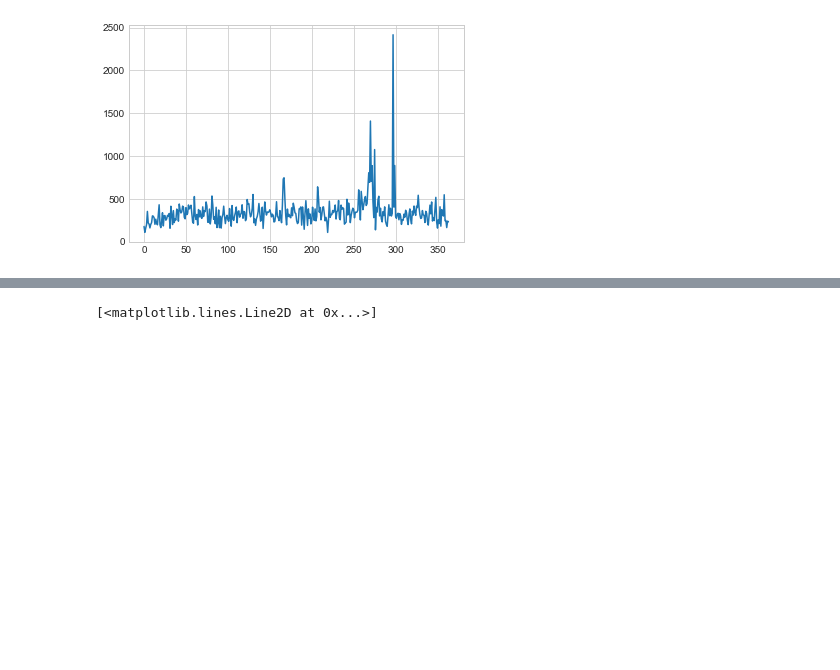
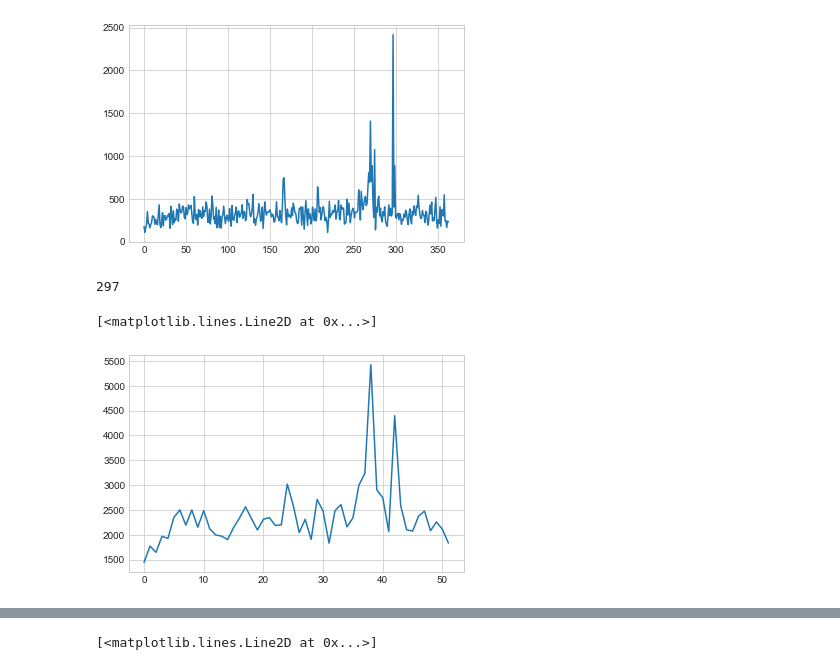
Before and after one commit to conorbarryhoke/Capstone, a Jupyter notebook: EDA_v1.ipynb, the cells around one changed output, grey strips where cells are left out. Cells and saved outputs as stored; diff of their text form; code cells hidden in the pictures; blank space fills up the shorter version.

```diff
--- a/EDA_v1.ipynb
+++ b/EDA_v1.ipynb
@@ -70,8 +71,17 @@ import seaborn as sns
 plt.style.use('seaborn-whitegrid')
 sns.set_style('whitegrid')
 # %%
-data = pd.read_csv('./data/clean_data_nocomments_noviews_02.10.18.csv')
-df_main = data
+df_main = pd.read_csv('./data/clean_data_nocomments_noviews_02.10.18.csv')
+
+#create log features
+# %%
+df_main['view_log'] = df_main['viewCount'].map(lambda x: 0 if x==0 else np.log(x))
+df_main.publishedAt = pd.to_datetime(df_main.publishedAt)
+df_main['week'] = df_main.publishedAt.map(lambda x: x.week)
+
+df_main.description.fillna('', inplace=True)
+
+df_main.tags.fillna('', inplace=True)
 # %% [markdown]
 # <a class="anchor" id="1.0-bullet"> 1. EDA</a>
 # %%
@@ -232,3 +230,13 @@ plt.plot([df_main[df_main['year_day']==i]['view_log'].sum() for i in range(1,365
 # %% [output]
 [<matplotlib.lines.Line2D at 0x...>]
 [figure]
+# %%
+year_day_view_list = [df_main[df_main['year_day']==i]['view_log'].sum() for i in range(1,365)]
+year_day_view_list.index(max(year_day_view_list))
+# %% [output]
+297
+# %%
+plt.plot([df_main[df_main['week']==i]['view_log'].sum() for i in range(1,53)])
+# %% [output]
+[<matplotlib.lines.Line2D at 0x...>]
+[figure, added]
```
Also changed, not shown: parts of 62 cells of this notebook, 2 other files.
